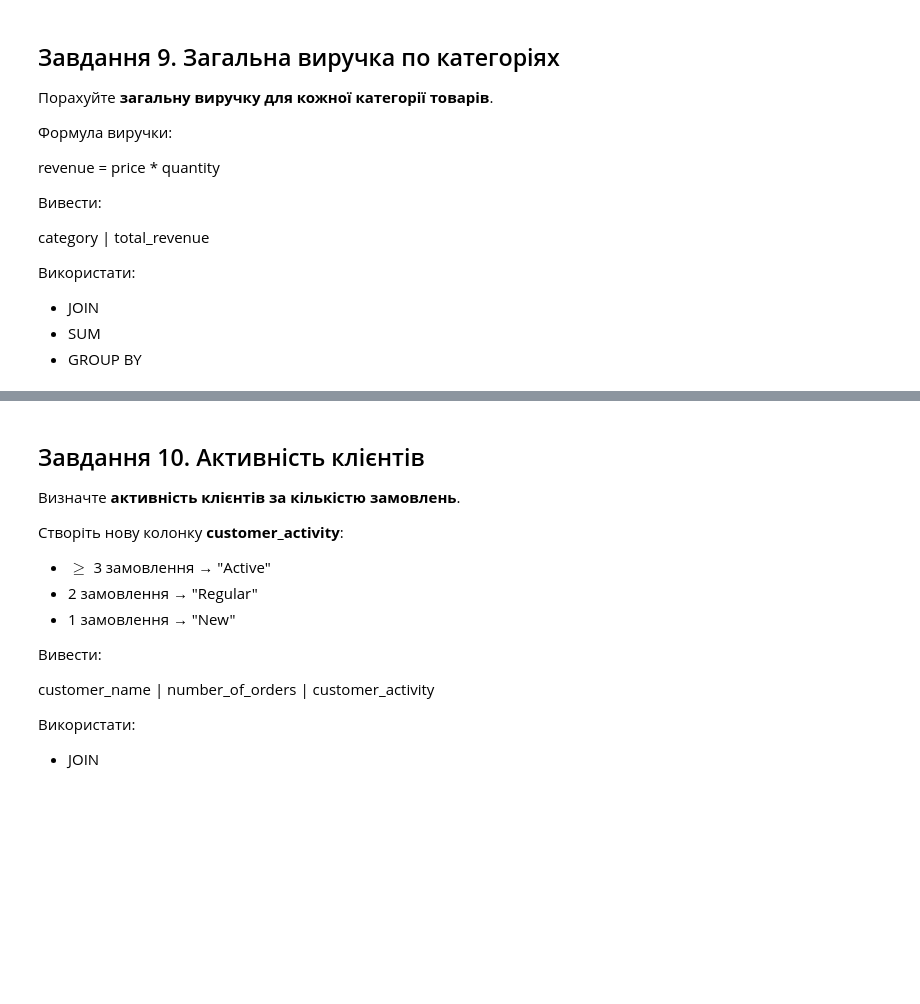
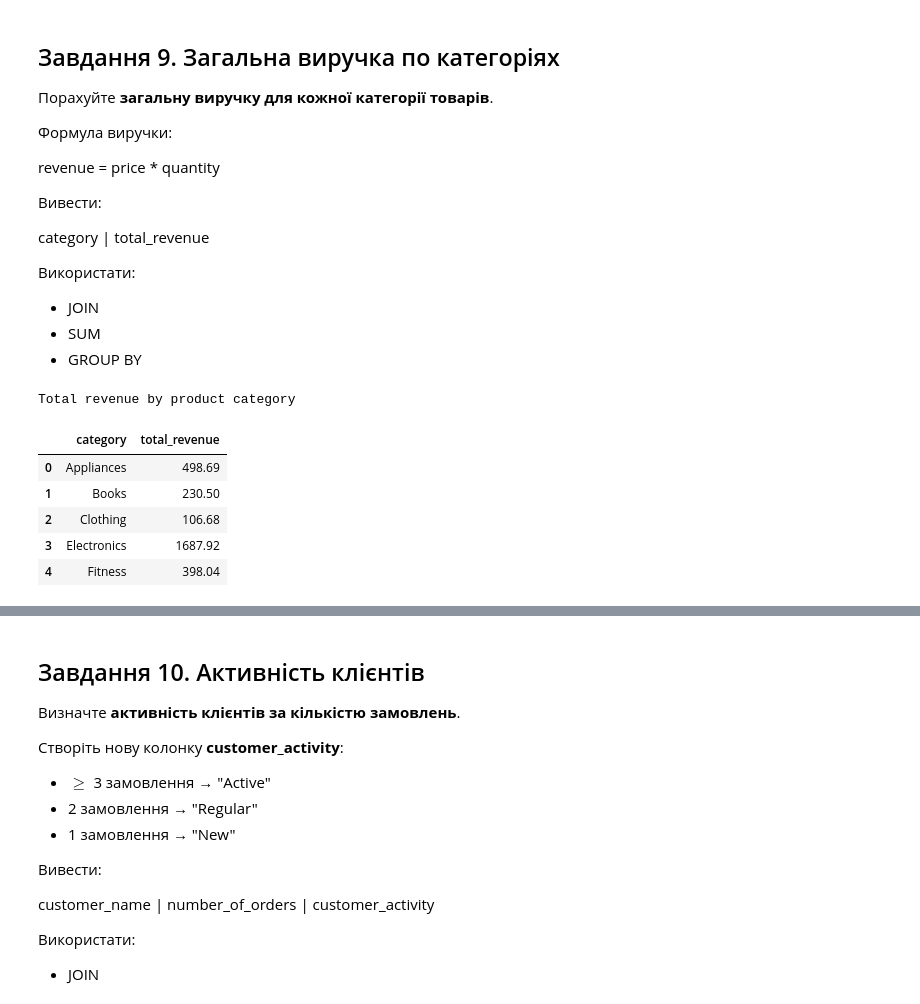
Before and after one commit to BogdanPinchuk/DataScience-PBY_HW7, a Jupyter notebook: Bohdan_Pinchuk_DS_HW7.ipynb, the cells around one changed output, grey strips where cells are left out. Cells and saved outputs as stored; diff of their text form; code cells hidden in the pictures; blank space fills up the shorter version.

```diff
--- a/Bohdan_Pinchuk_DS_HW7.ipynb
+++ b/Bohdan_Pinchuk_DS_HW7.ipynb
@@ -1096,3 +1096,55 @@ category | total_revenue
 - JOIN
 - SUM
 - GROUP BY
+# %%
+#### Variant №1 ####
+
+import jinja2
+import sqlite3
+import pandas as pd
+
+# Input data
+# Solution
+# SQL
+conn = sqlite3.connect(db_file_name)
+cursor = conn.cursor()
+
+# Extract data from DB
+cursor.execute("""
+SELECT category,
+       SUM(revenue) AS total_revenue
+FROM (SELECT category,
+             sales_count,
+             price,
+             round(sales_count * price, 2) AS revenue
+      FROM (SELECT category,
+                   SUM(quantity) AS sales_count,
+                   price
+            FROM order_items
+                     JOIN orders ON order_items.order_id = orders.id
+                     JOIN products ON order_items.product_id = products.id
+                     JOIN customers ON orders.customer_id = customers.id
+            GROUP BY product_name))
+GROUP BY category;
+""")
+
+# Extract column names
+columns_names = [column_name[0] for column_name in cursor.description]
+# Extract data
+table_data = cursor.fetchall()
+
+conn.close()
+
+# Print results
+df = (pd.DataFrame(table_data, columns=columns_names).style.
+      set_caption("Total revenue by product category").
+      format({'total_revenue': '{:.2f}'}))
+display(df)
+# %% [output]
+Total revenue by product category
+|  | category | total_revenue |
+| 0 | Appliances | 498.69 |
+| 1 | Books | 230.50 |
+| 2 | Clothing | 106.68 |
+| 3 | Electronics | 1687.92 |
+| 4 | Fitness | 398.04 |
```
Also changed, not shown: parts of 1 cell of this notebook.
